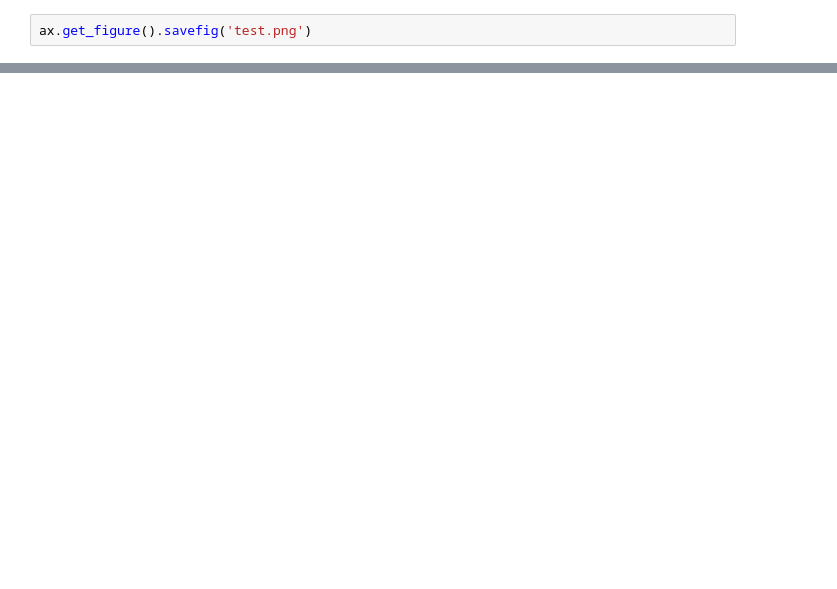
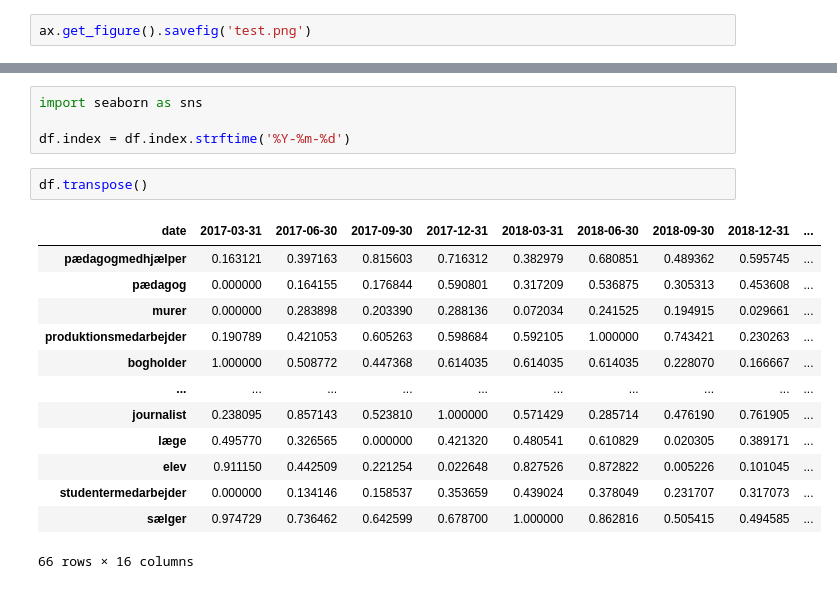
Before and after one commit to pmadruga/dcb, a Jupyter notebook: notebooks/Job analysis by quarter.ipynb, the cells around one changed output, grey strips where cells are left out. Saved outputs shown, nothing was run; the diff lists cells and outputs as text; blank space fills up the shorter version.

```diff
--- a/notebooks/Job analysis by quarter.ipynb
+++ b/notebooks/Job analysis by quarter.ipynb
@@ -268,0 +201,20 @@ ax.get_figure().savefig('test.png')
+# %%
+import seaborn as sns
+
+df.index = df.index.strftime('%Y-%m-%d')
+# %%
+df.transpose()
+# %% [output]
+| date | 2017-03-31 | 2017-06-30 | 2017-09-30 | 2017-12-31 | 2018-03-31 | 2018-06-30 | 2018-09-30 | 2018-12-31 | ... |
+| pædagogmedhjælper | 0.163121 | 0.397163 | 0.815603 | 0.716312 | 0.382979 | 0.680851 | 0.489362 | 0.595745 | ... |
+| pædagog | 0.000000 | 0.164155 | 0.176844 | 0.590801 | 0.317209 | 0.536875 | 0.305313 | 0.453608 | ... |
+| murer | 0.000000 | 0.283898 | 0.203390 | 0.288136 | 0.072034 | 0.241525 | 0.194915 | 0.029661 | ... |
+| produktionsmedarbejder | 0.190789 | 0.421053 | 0.605263 | 0.598684 | 0.592105 | 1.000000 | 0.743421 | 0.230263 | ... |
+| bogholder | 1.000000 | 0.508772 | 0.447368 | 0.614035 | 0.614035 | 0.614035 | 0.228070 | 0.166667 | ... |
+| ... | ... | ... | ... | ... | ... | ... | ... | ... | ... |
+| journalist | 0.238095 | 0.857143 | 0.523810 | 1.000000 | 0.571429 | 0.285714 | 0.476190 | 0.761905 | ... |
+| læge | 0.495770 | 0.326565 | 0.000000 | 0.421320 | 0.480541 | 0.610829 | 0.020305 | 0.389171 | ... |
+| elev | 0.911150 | 0.442509 | 0.221254 | 0.022648 | 0.827526 | 0.872822 | 0.005226 | 0.101045 | ... |
+| studentermedarbejder | 0.000000 | 0.134146 | 0.158537 | 0.353659 | 0.439024 | 0.378049 | 0.231707 | 0.317073 | ... |
+| sælger | 0.974729 | 0.736462 | 0.642599 | 0.678700 | 1.000000 | 0.862816 | 0.505415 | 0.494585 | ... |
+66 rows × 16 columns
```
Also changed, not shown: parts of 19 cells of this notebook, 5 other files.
